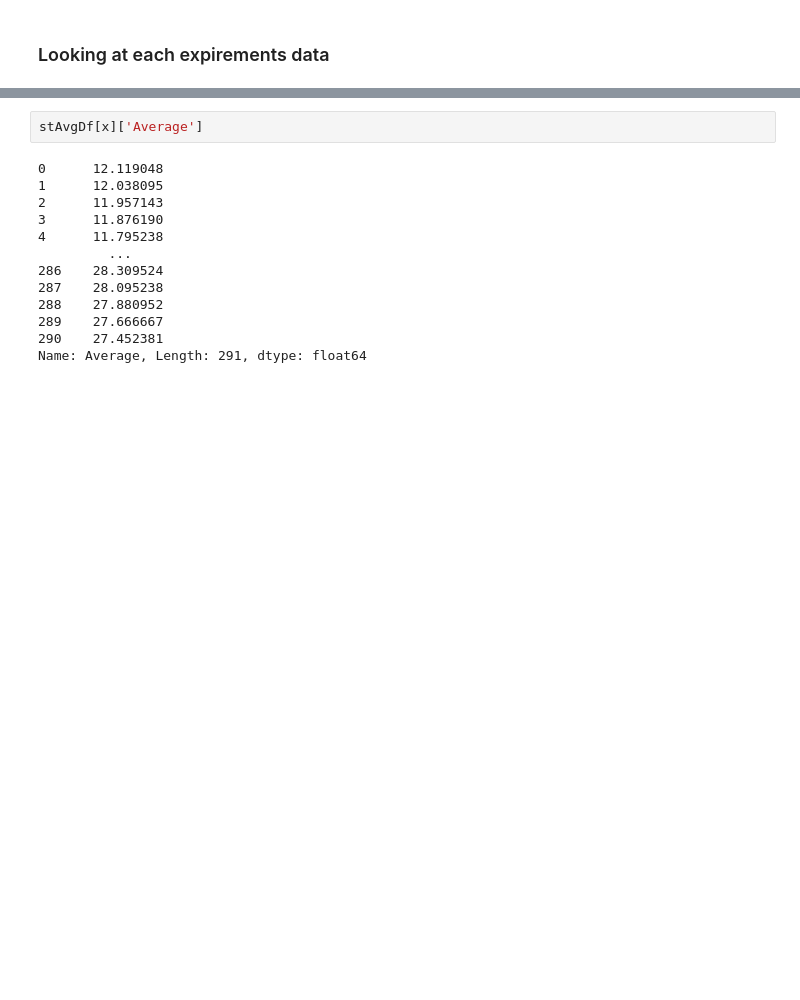
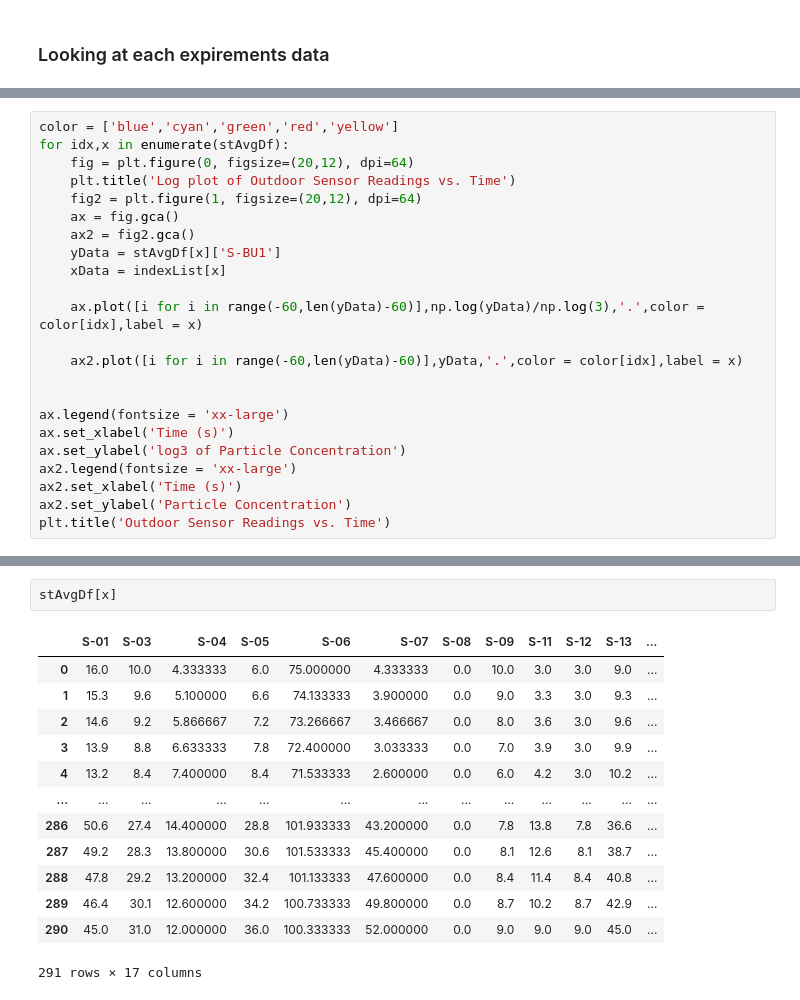
Before and after one commit to rrochlin/UWMedDecember, a Jupyter notebook: Analysis.ipynb, the cells around one changed output, grey strips where cells are left out. Drawn from its saved outputs; the diff is of its cells as text; blank space fills up the shorter version.

```diff
--- a/Analysis.ipynb
+++ b/Analysis.ipynb
@@ -120,0 +142,23 @@ mpld3.save_html(fig,'avgParticlePlot27_Thresh.html')
+# %%
+color = ['blue','cyan','green','red','yellow']
+for idx,x in enumerate(stAvgDf):
+    fig = plt.figure(0, figsize=(20,12), dpi=64)
+    plt.title('Log plot of Outdoor Sensor Readings vs. Time')
+    fig2 = plt.figure(1, figsize=(20,12), dpi=64)
+    ax = fig.gca()
+    ax2 = fig2.gca()
+    yData = stAvgDf[x]['S-BU1']
+    xData = indexList[x]
+
+    ax.plot([i for i in range(-60,len(yData)-60)],np.log(yData)/np.log(3),'.',color = color[idx],label = x)
+
+    ax2.plot([i for i in range(-60,len(yData)-60)],yData,'.',color = color[idx],label = x)
+
+
+ax.legend(fontsize = 'xx-large')
+ax.set_xlabel('Time (s)')
+ax.set_ylabel('log3 of Particle Concentration')
+ax2.legend(fontsize = 'xx-large')
+ax2.set_xlabel('Time (s)')
+ax2.set_ylabel('Particle Concentration')
+plt.title('Outdoor Sensor Readings vs. Time')
@@ -121,15 +169,16 @@ mpld3.save_html(fig,'avgParticlePlot27_Thresh.html')
 # %%
-stAvgDf[x]['Average']
+stAvgDf[x]
 # %% [output]
+|  | S-01 | S-03 | S-04 | S-05 | S-06 | S-07 | S-08 | S-09 | S-11 | S-12 | S-13 | ... |
+| 0 | 16.0 | 10.0 | 4.333333 | 6.0 | 75.000000 | 4.333333 | 0.0 | 10.0 | 3.0 | 3.0 | 9.0 | ... |
+| 1 | 15.3 | 9.6 | 5.100000 | 6.6 | 74.133333 | 3.900000 | 0.0 | 9.0 | 3.3 | 3.0 | 9.3 | ... |
+| 2 | 14.6 | 9.2 | 5.866667 | 7.2 | 73.266667 | 3.466667 | 0.0 | 8.0 | 3.6 | 3.0 | 9.6 | ... |
+| 3 | 13.9 | 8.8 | 6.633333 | 7.8 | 72.400000 | 3.033333 | 0.0 | 7.0 | 3.9 | 3.0 | 9.9 | ... |
+| 4 | 13.2 | 8.4 | 7.400000 | 8.4 | 71.533333 | 2.600000 | 0.0 | 6.0 | 4.2 | 3.0 | 10.2 | ... |
+| ... | ... | ... | ... | ... | ... | ... | ... | ... | ... | ... | ... | ... |
+| 286 | 50.6 | 27.4 | 14.400000 | 28.8 | 101.933333 | 43.200000 | 0.0 | 7.8 | 13.8 | 7.8 | 36.6 | ... |
+| 287 | 49.2 | 28.3 | 13.800000 | 30.6 | 101.533333 | 45.400000 | 0.0 | 8.1 | 12.6 | 8.1 | 38.7 | ... |
+| 288 | 47.8 | 29.2 | 13.200000 | 32.4 | 101.133333 | 47.600000 | 0.0 | 8.4 | 11.4 | 8.4 | 40.8 | ... |
+| 289 | 46.4 | 30.1 | 12.600000 | 34.2 | 100.733333 | 49.800000 | 0.0 | 8.7 | 10.2 | 8.7 | 42.9 | ... |
+| 290 | 45.0 | 31.0 | 12.000000 | 36.0 | 100.333333 | 52.000000 | 0.0 | 9.0 | 9.0 | 9.0 | 45.0 | ... |
-0      12.119048
-1      12.038095
-2      11.957143
-3      11.876190
-4      11.795238
-         ...
-286    28.309524
-287    28.095238
-288    27.880952
-289    27.666667
-290    27.452381
-Name: Average, Length: 291, dtype: float64
+291 rows × 17 columns
```
Also changed, not shown: parts of 5 cells of this notebook, 3 other files.
